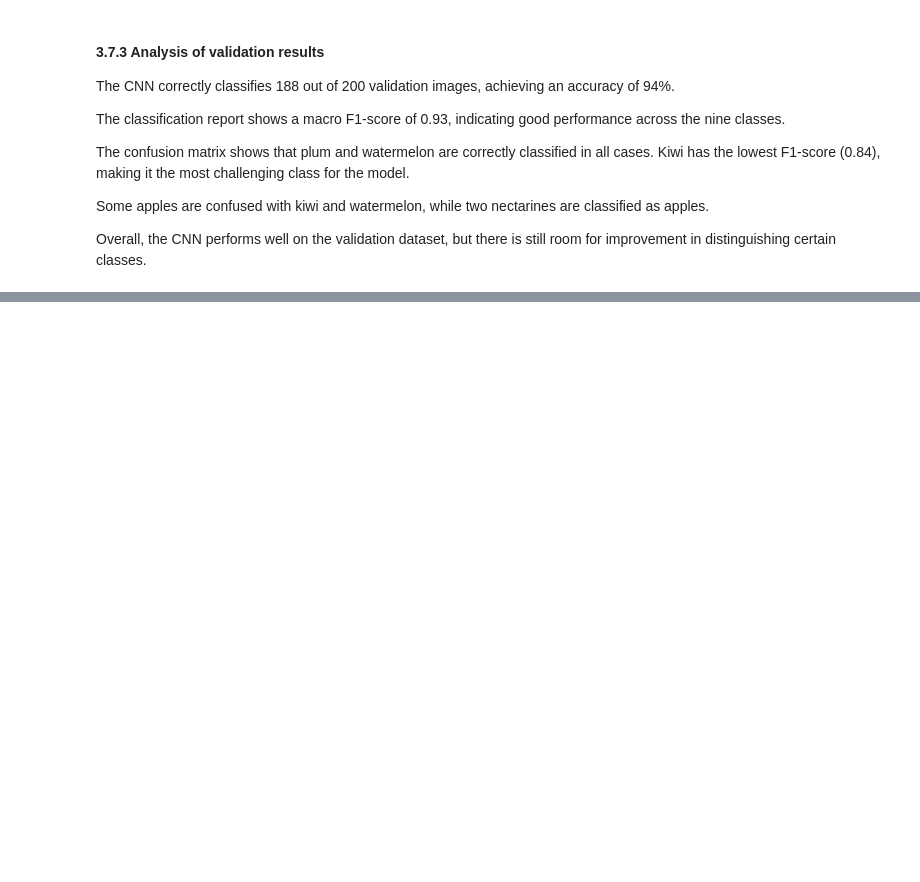
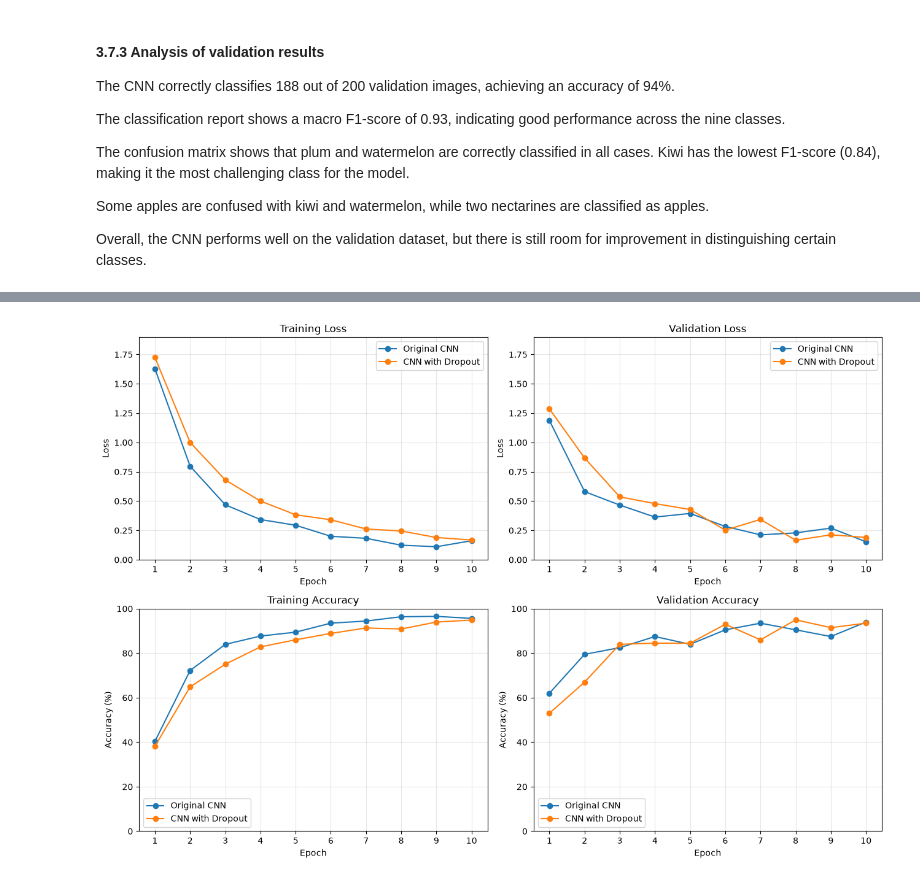
Before and after one commit to dargys/group-project, a Jupyter notebook: notebooks/IdaOchAnna.ipynb, the cells around one changed output, grey strips where cells are left out. Drawn from its saved outputs; the diff is of its cells as text; code cells hidden in the pictures; blank space fills up the shorter version.

```diff
--- a/notebooks/IdaOchAnna.ipynb
+++ b/notebooks/IdaOchAnna.ipynb
@@ -715,0 +982,90 @@ Overall, the CNN performs well on the validation dataset, but there is still roo
+# %%
+# Compare training and validation performance of both CNN models
+epochs_range = range(1, 11)
+
+# Convert accuracy values to percentages when necessary
+def to_percent(values):
+    return [v * 100 for v in values] if max(values) <= 1 else values
+
+original_train_acc = to_percent(train_accuracies)
+original_val_acc = to_percent(val_accuracies)
+dropout_train_acc = to_percent(dropout_train_accuracies)
+dropout_val_acc = to_percent(dropout_val_accuracies)
+
+# Create four comparison plots
+fig, axes = plt.subplots(2, 2, figsize=(13, 9))
+
+# 1. Training loss
+axes[0, 0].plot(
+    epochs_range, train_losses,
+    marker="o", label="Original CNN"
+)
+axes[0, 0].plot(
+    epochs_range, dropout_train_losses,
+    marker="o", label="CNN with Dropout"
+)
+axes[0, 0].set_title("Training Loss")
+axes[0, 0].set_ylabel("Loss")
+
+# 2. Validation loss
+axes[0, 1].plot(
+    epochs_range, val_losses,
+    marker="o", label="Original CNN"
+)
+axes[0, 1].plot(
+    epochs_range, dropout_val_losses,
+    marker="o", label="CNN with Dropout"
+)
+axes[0, 1].set_title("Validation Loss")
+axes[0, 1].set_ylabel("Loss")
+
+# 3. Training accuracy
+axes[1, 0].plot(
+    epochs_range, original_train_acc,
+    marker="o", label="Original CNN"
+)
+axes[1, 0].plot(
+    epochs_range, dropout_train_acc,
+    marker="o", label="CNN with Dropout"
+)
+axes[1, 0].set_title("Training Accuracy")
+axes[1, 0].set_ylabel("Accuracy (%)")
+
+# 4. Validation accuracy
+axes[1, 1].plot(
+    epochs_range, original_val_acc,
+    marker="o", label="Original CNN"
+)
+axes[1, 1].plot(
+    epochs_range, dropout_val_acc,
+    marker="o", label="CNN with Dropout"
+)
+axes[1, 1].set_title("Validation Accuracy")
+axes[1, 1].set_ylabel("Accuracy (%)")
+
+# Use the same Y-axis scale for both loss plots
+max_loss = max(
+    max(train_losses),
+    max(val_losses),
+    max(dropout_train_losses),
+    max(dropout_val_losses)
+)
+
+axes[0, 0].set_ylim(0, max_loss * 1.1)
+axes[0, 1].set_ylim(0, max_loss * 1.1)
+
+# Use the same Y-axis scale for both accuracy plots
+axes[1, 0].set_ylim(0, 100)
+axes[1, 1].set_ylim(0, 100)
+
+# Apply consistent formatting to all plots
+for ax in axes.flat:
+    ax.set_xlabel("Epoch")
+    ax.set_xticks(list(epochs_range))
+    ax.legend()
+    ax.grid(alpha=0.3)
+
+plt.tight_layout()
+plt.show()
+# %% [output]
+[figure, added]
```
Also changed, not shown: parts of 25 cells of this notebook, 3 other files.
